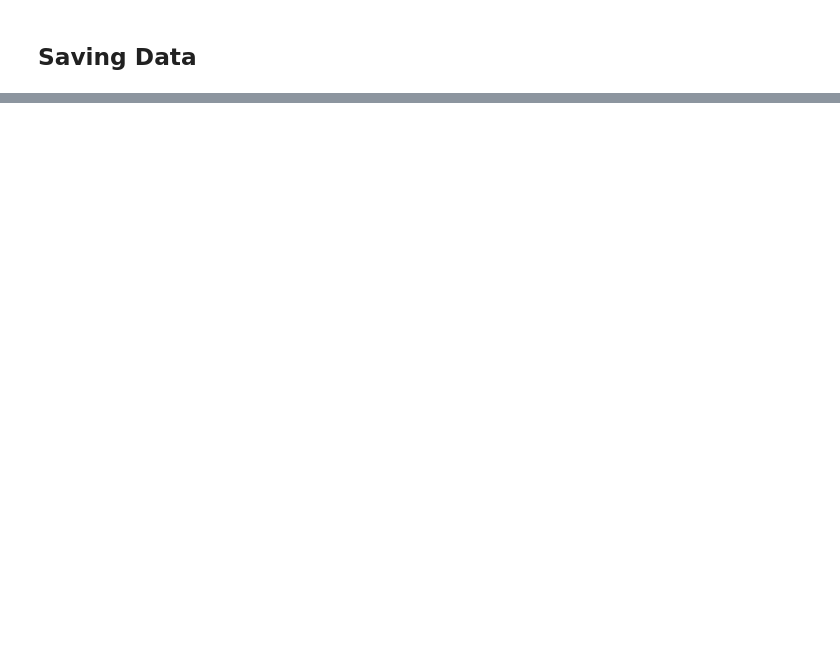
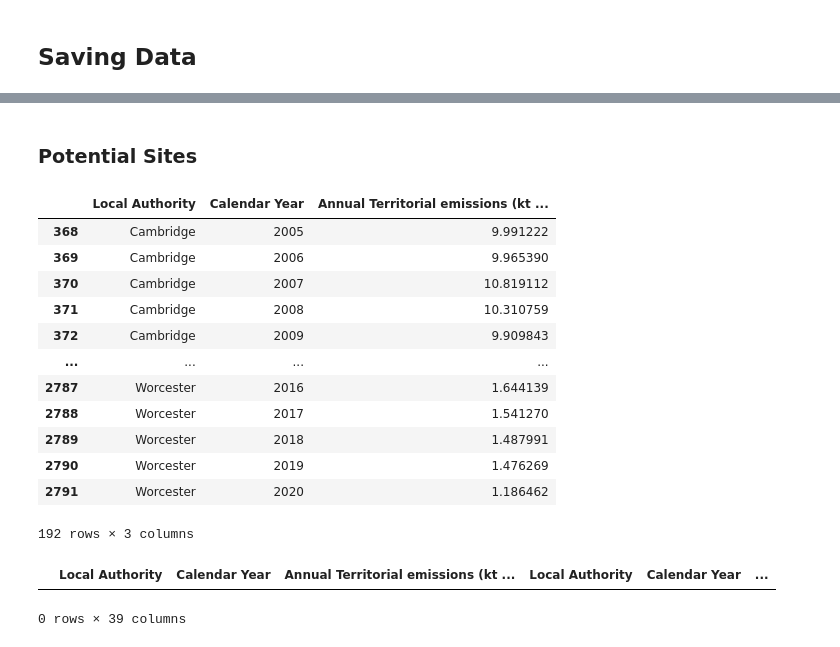
Before and after one commit to horsada/Spatial_Finance_Transport, a Jupyter notebook: dataAPI/GHGEmissionsAPI.ipynb, the cells around one changed output, grey strips where cells are left out. Cells and saved outputs as stored; diff of their text form; code cells hidden in the pictures; blank space fills up the shorter version.

Commit message:
Updated GHGEmissionsAPI.ipynb for choosing potential sites for implementation and evaluation

```diff
--- a/dataAPI/GHGEmissionsAPI.ipynb
+++ b/dataAPI/GHGEmissionsAPI.ipynb
@@ -168,0 +221,37 @@ df_features.head()
+# %% [markdown]
+### Potential Sites
+# %%
+potential_sites = ['Watford', 'Harlow', 'Slough', 'Worcester', 'Stevenage', 'Cambridge', 'Rushmoor', 'Luton', 'Crawley',
+                    'Exeter', 'Southampton', 'Hounslow']
+# %%
+df_potential_sites = df_motorway.loc[df_motorway['Local Authority'].isin(potential_sites)]
+
+assert(len(potential_sites) == len(df_potential_sites['Local Authority'].unique()))
+
+df_potential_sites
+# %% [output]
+|  | Local Authority | Calendar Year | Annual Territorial emissions (kt ... |
+| 368 | Cambridge | 2005 | 9.991222 |
+| 369 | Cambridge | 2006 | 9.965390 |
+| 370 | Cambridge | 2007 | 10.819112 |
+| 371 | Cambridge | 2008 | 10.310759 |
+| 372 | Cambridge | 2009 | 9.909843 |
+| ... | ... | ... | ... |
+| 2787 | Worcester | 2016 | 1.644139 |
+| 2788 | Worcester | 2017 | 1.541270 |
+| 2789 | Worcester | 2018 | 1.487991 |
+| 2790 | Worcester | 2019 | 1.476269 |
+| 2791 | Worcester | 2020 | 1.186462 |
+192 rows × 3 columns
+# %%
+df_potential_sites_temp = df_motorway.loc[df_motorway['Local Authority'] == potential_sites[0]]
+
+#df_potential_sites_temp = df_potential_sites.set_index('Calendar Year')
+
+for potential_site in potential_sites:
+    df_potential_sites_temp = pd.concat((df_potential_sites_temp, df_motorway.loc[df_motorway['Local Authority'] == potential_site]), join='inner', axis=1)
+
+df_potential_sites_temp.head()
+# %% [output]
+|  | Local Authority | Calendar Year | Annual Territorial emissions (kt ... | Local Authority | Calendar Year | ... |
+0 rows × 39 columns
```
Also changed, not shown: parts of 6 cells of this notebook.
